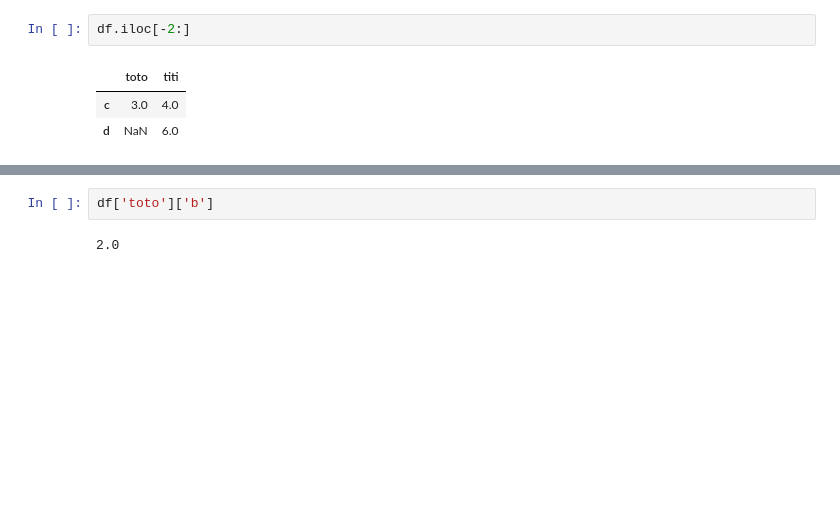
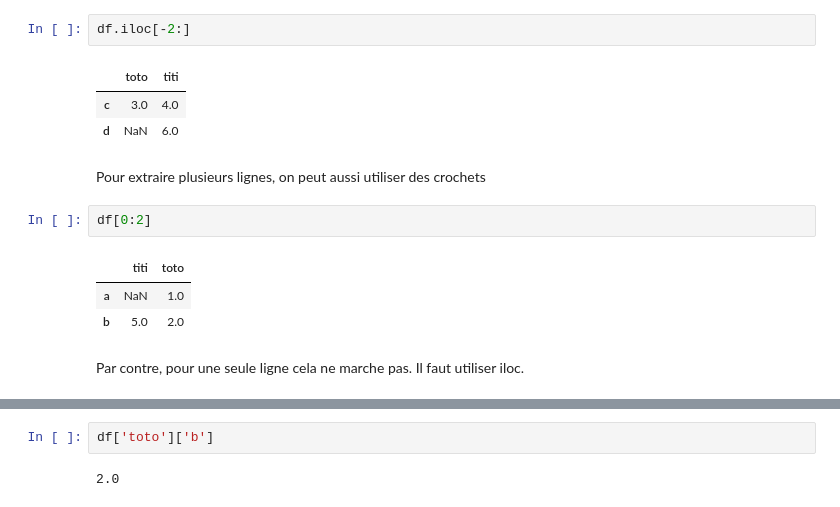
Before and after one commit to QuentinFresnel/FormationPython, a Jupyter notebook: Session 2.ipynb, the cells around one changed output, grey strips where cells are left out. Cells and saved outputs as stored; diff of their text form; blank space fills up the shorter version.

```diff
--- a/Session 2.ipynb
+++ b/Session 2.ipynb
@@ -295,3 +309,13 @@ df.iloc[-2:]
 |  | toto | titi |
 | c | 3.0 | 4.0 |
 | d | NaN | 6.0 |
+# %% [markdown]
+Pour extraire plusieurs lignes, on peut aussi utiliser des crochets
+# %%
+df[0:2]
+# %% [output]
+|  | titi | toto |
+| a | NaN | 1.0 |
+| b | 5.0 | 2.0 |
+# %% [markdown]
+Par contre, pour une seule ligne cela ne marche pas. Il faut utiliser iloc.
```
Also changed, not shown: parts of 57 cells of this notebook.
